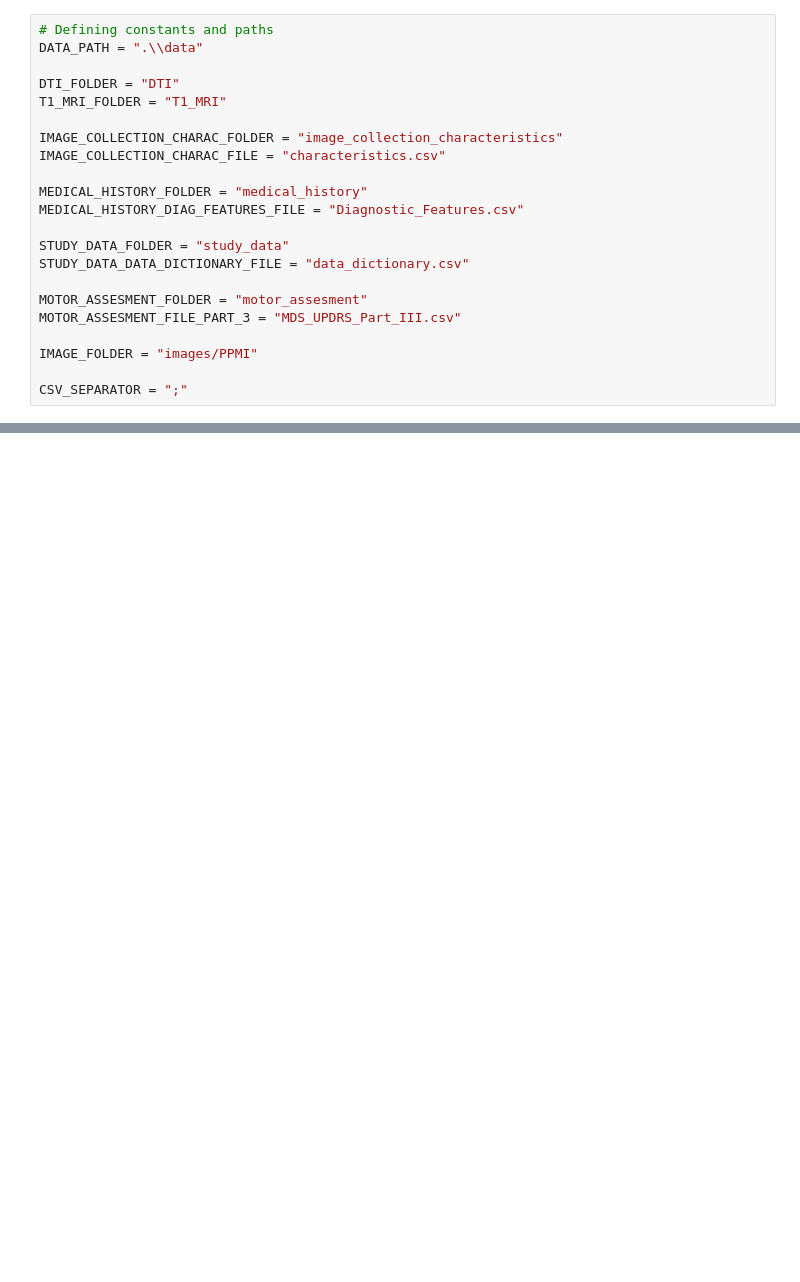
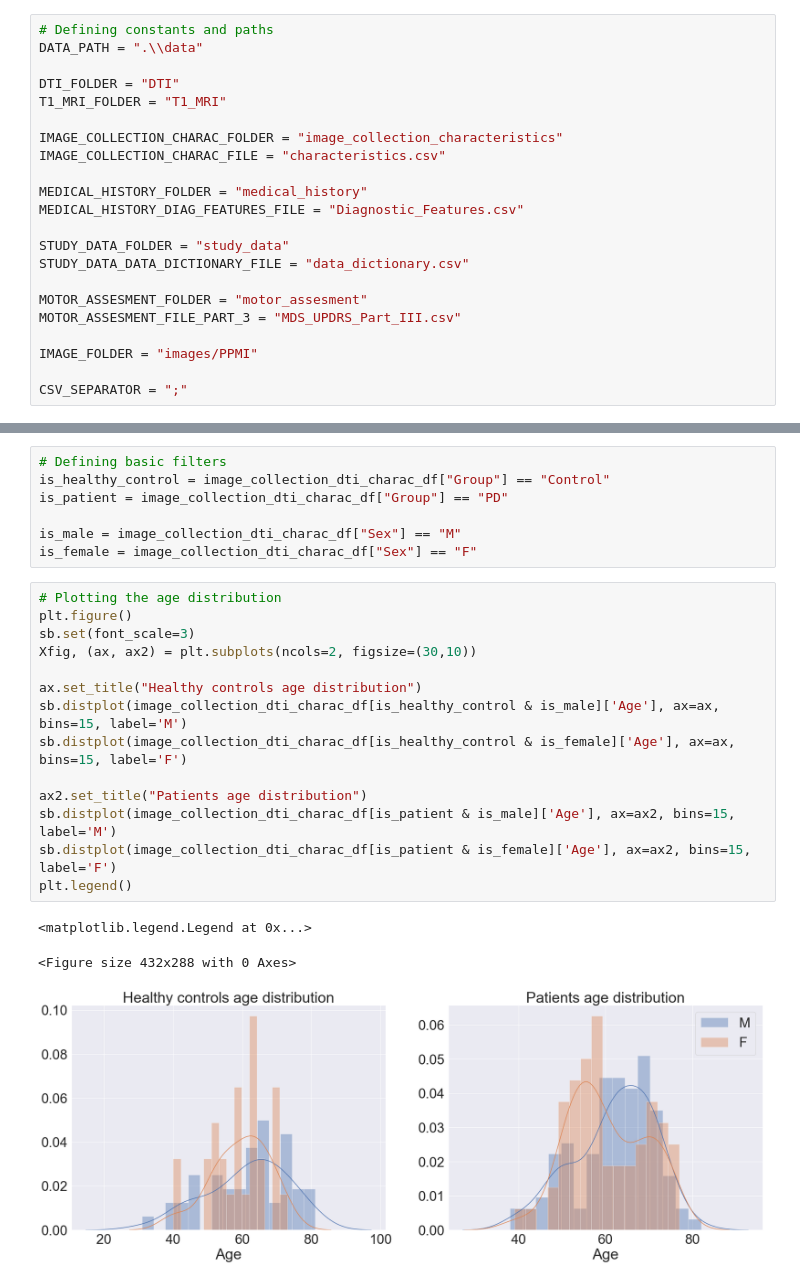
Before and after one commit to banctilrobitaille/PPMI-data-exploration, a Jupyter notebook: PPMI Data Exploration.ipynb, the cells around one changed output, grey strips where cells are left out. Cells and saved outputs as stored; diff of their text form; blank space fills up the shorter version.

```diff
--- a/PPMI Data Exploration.ipynb
+++ b/PPMI Data Exploration.ipynb
@@ -274,0 +132,25 @@ nifti_image.get_fdata().shape
+# %%
+# Defining basic filters
+is_healthy_control = image_collection_dti_charac_df["Group"] == "Control"
+is_patient = image_collection_dti_charac_df["Group"] == "PD"
+
+is_male = image_collection_dti_charac_df["Sex"] == "M"
+is_female = image_collection_dti_charac_df["Sex"] == "F"
+# %%
+# Plotting the age distribution
+plt.figure()
+sb.set(font_scale=3)
+Xfig, (ax, ax2) = plt.subplots(ncols=2, figsize=(30,10))
+
+ax.set_title("Healthy controls age distribution")
+sb.distplot(image_collection_dti_charac_df[is_healthy_control & is_male]['Age'], ax=ax, bins=15, label='M')
+sb.distplot(image_collection_dti_charac_df[is_healthy_control & is_female]['Age'], ax=ax, bins=15, label='F')
+
+ax2.set_title("Patients age distribution")
+sb.distplot(image_collection_dti_charac_df[is_patient & is_male]['Age'], ax=ax2, bins=15, label='M')
+sb.distplot(image_collection_dti_charac_df[is_patient & is_female]['Age'], ax=ax2, bins=15, label='F')
+plt.legend()
+# %% [output]
+<matplotlib.legend.Legend at 0x...>
+<Figure size 432x288 with 0 Axes>
+[figure, added]
```
Also changed, not shown: parts of 38 cells of this notebook.
